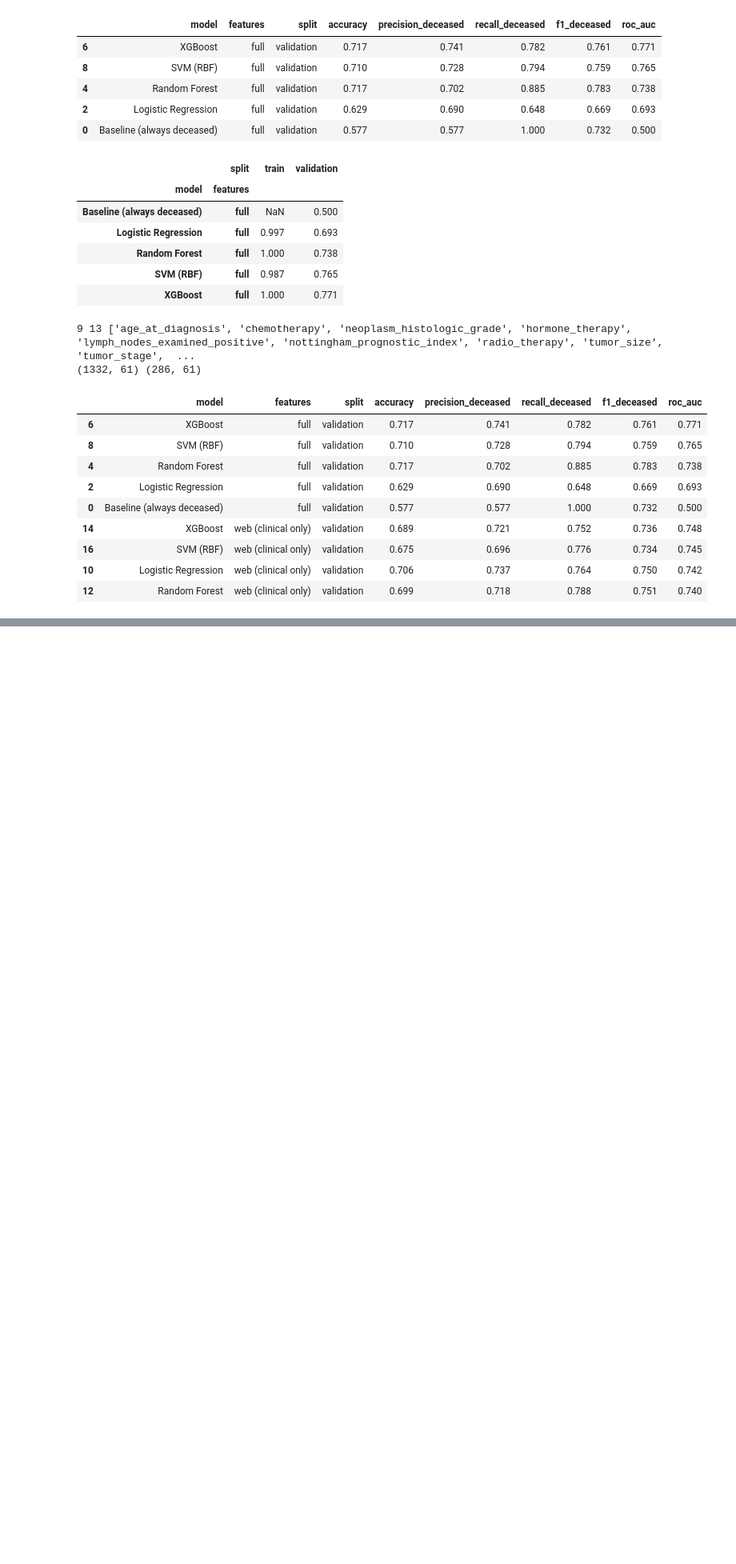
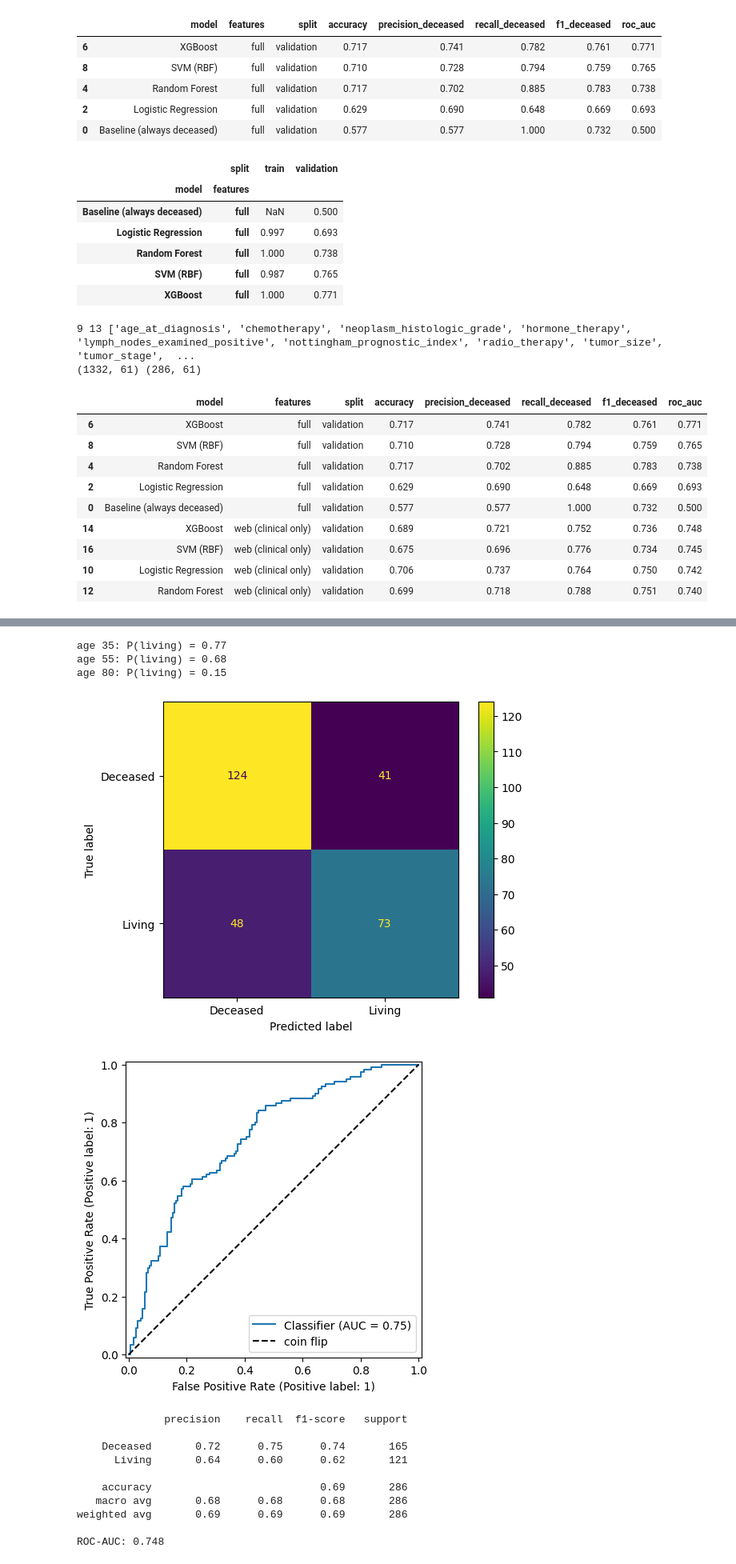
Before and after one commit to ParthHarde/breast-cancer-project, a Jupyter notebook: metabric/01_metabric_data.ipynb, the cells around one changed output, grey strips where cells are left out. Shown at 80% size. Drawn from its saved outputs; the diff is of its cells as text; code cells hidden in the pictures; blank space fills up the shorter version.

```diff
--- a/metabric/01_metabric_data.ipynb
+++ b/metabric/01_metabric_data.ipynb
@@ -527,0 +664,9 @@ res.to_csv(f"{BASE}/results/validation_results_day1.csv", index=False)
+# %%
+best_w = models_web["XGBoost"]    # untuned web model; swap in the tuned one after Step 10
+
+def predict_p(d):
+    """raw patient rows -> P(living)"""
+    return best_w.predict_proba(dense(preprocessor_web.transform(d[web_features])))[:, 1]
+
+p_val = predict_p(X_val)
+pred_val = (p_val >= 0.5).astype(int)
@@ -527,0 +805,35 @@ res.to_csv(f"{BASE}/results/validation_results_day1.csv", index=False)
+# %%
+row = X_val.iloc[[0]].copy()
+for age in [35, 55, 80]:
+    r = row.copy()
+    r["age_at_diagnosis"] = age
+    print(f"age {age}: P(living) = {predict_p(r)[0]:.2f}")
+# %% [output]
+age 35: P(living) = 0.77
+age 55: P(living) = 0.68
+age 80: P(living) = 0.15
+# %%
+from sklearn.metrics import (ConfusionMatrixDisplay, RocCurveDisplay,
+                             classification_report, roc_auc_score)
+
+ConfusionMatrixDisplay.from_predictions(y_val, pred_val, display_labels=["Deceased", "Living"])
+plt.show()
+
+RocCurveDisplay.from_predictions(y_val, p_val)
+plt.plot([0, 1], [0, 1], "k--", label="coin flip"); plt.legend(); plt.show()
+
+print(classification_report(y_val, pred_val, target_names=["Deceased", "Living"]))
+print("ROC-AUC:", round(roc_auc_score(y_val, p_val), 3))
+# %% [output]
+[figure, added]
+[figure, added]
+              precision    recall  f1-score   support
+
+    Deceased       0.72      0.75      0.74       165
+      Living       0.64      0.60      0.62       121
+
+    accuracy                           0.69       286
+   macro avg       0.68      0.68      0.68       286
+weighted avg       0.69      0.69      0.69       286
+
+ROC-AUC: 0.748
```
Also changed, not shown: parts of 18 cells of this notebook.
